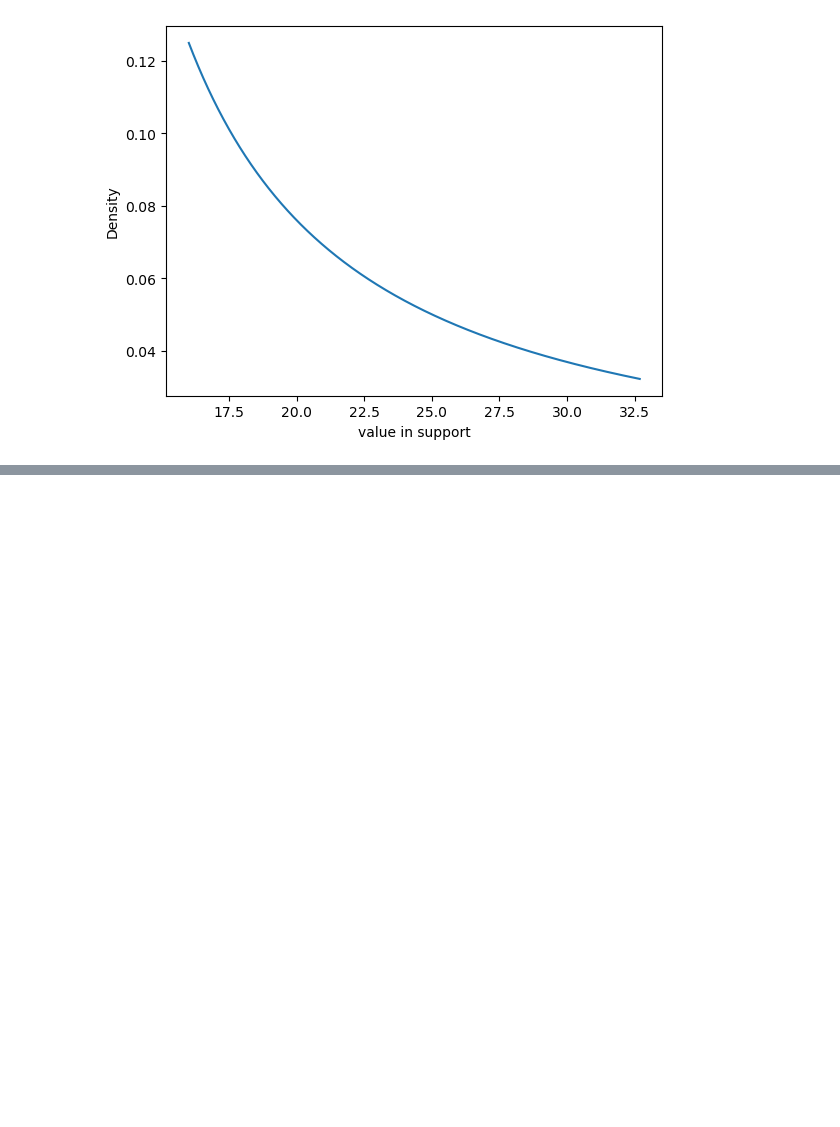
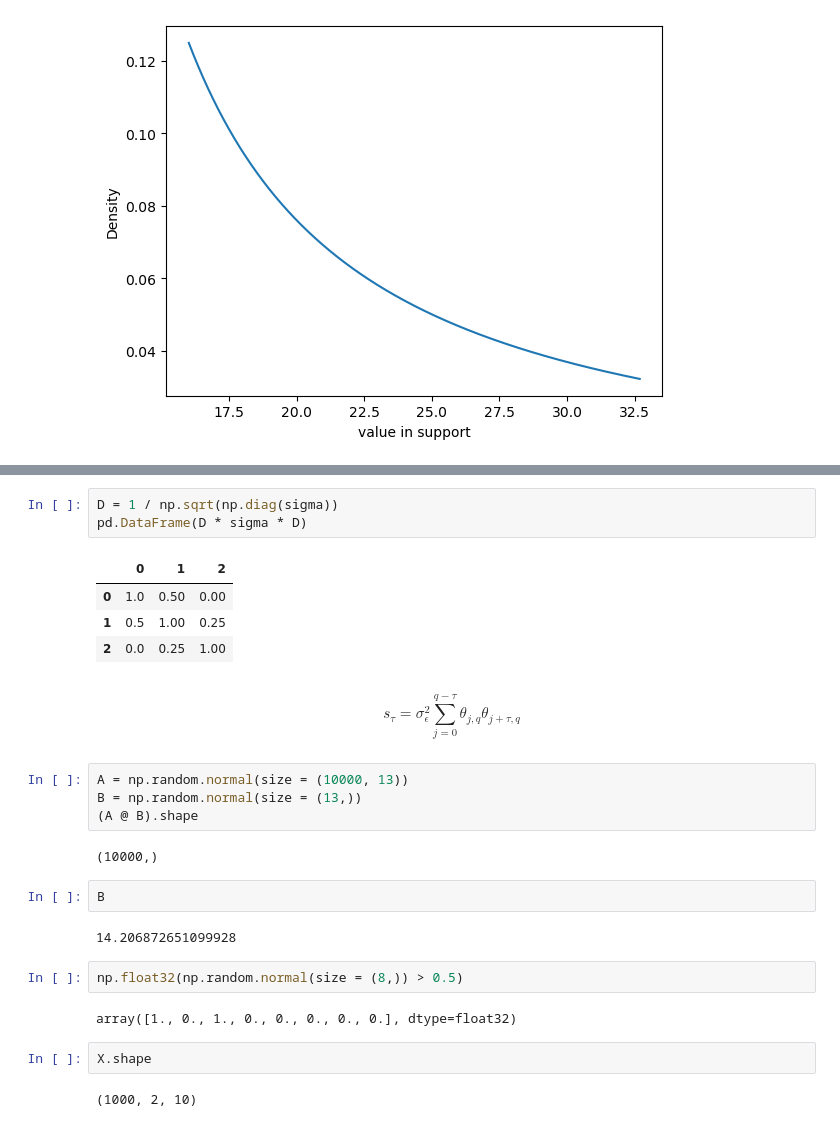
Before and after one commit to marcusGH/edain_paper, a Jupyter notebook: notebooks/synthetic_data.ipynb, the cells around one changed output, grey strips where cells are left out. Saved outputs shown, nothing was run; the diff lists cells and outputs as text; blank space fills up the shorter version.

```diff
--- a/notebooks/synthetic_data.ipynb
+++ b/notebooks/synthetic_data.ipynb
@@ -69,0 +441,28 @@ plot_dist(f)
+# %%
+D = 1 / np.sqrt(np.diag(sigma))
+pd.DataFrame(D * sigma * D)
+# %% [output]
+|  | 0 | 1 | 2 |
+| 0 | 1.0 | 0.50 | 0.00 |
+| 1 | 0.5 | 1.00 | 0.25 |
+| 2 | 0.0 | 0.25 | 1.00 |
+# %% [markdown]
+$$s_\tau=\sigma_\epsilon^2 \sum_{j=0}^{q-\tau} \theta_{j,q} \theta_{j+\tau,q}$$
+# %%
+A = np.random.normal(size = (10000, 13))
+B = np.random.normal(size = (13,))
+(A @ B).shape
+# %% [output]
+(10000,)
+# %%
+B
+# %% [output]
+14.206872651099928
+# %%
+np.float32(np.random.normal(size = (8,)) > 0.5)
+# %% [output]
+array([1., 0., 1., 0., 0., 0., 0., 0.], dtype=float32)
+# %%
+X.shape
+# %% [output]
+(1000, 2, 10)
```
Also changed, not shown: parts of 8 cells of this notebook.
